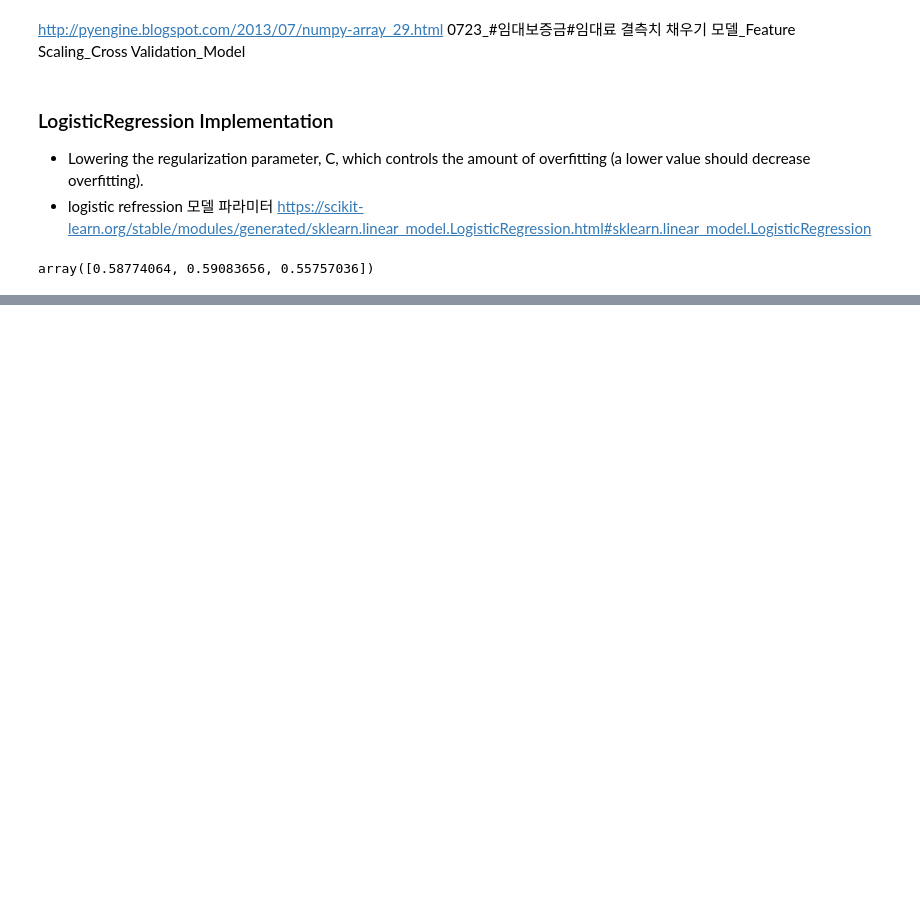
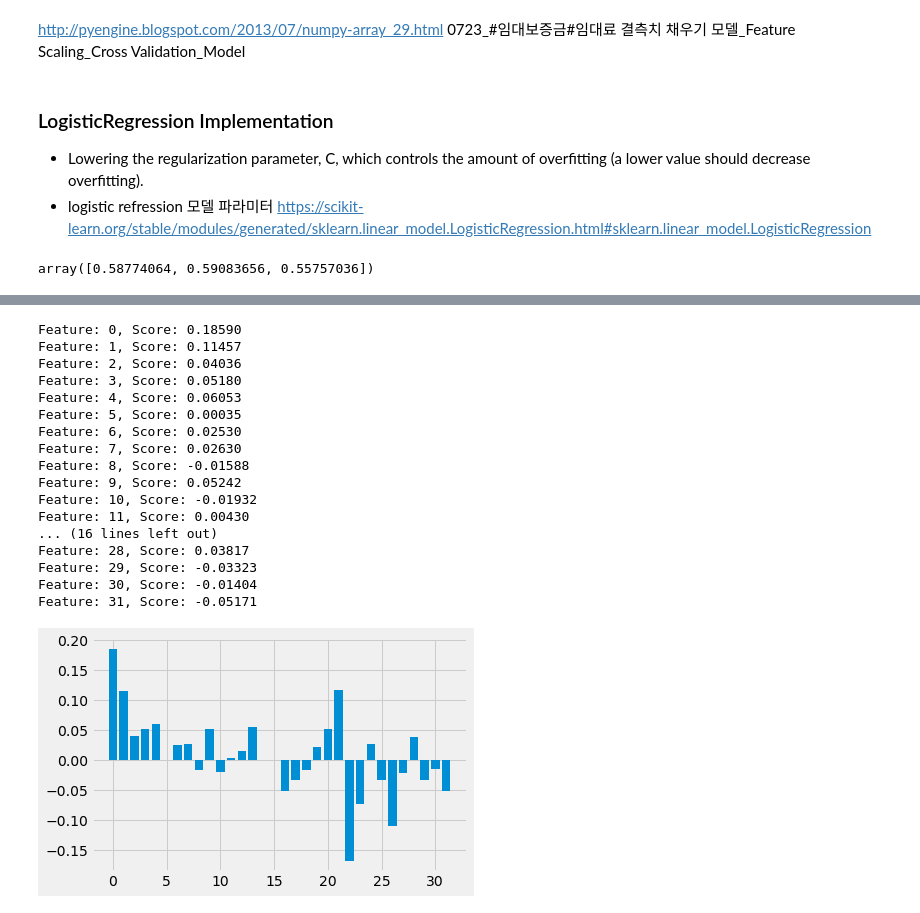
Before and after one commit to genie-lee-beep/Jieun-Lee, a Jupyter notebook: AI Competition/jobcare recommendation/DACON_job recommendation.ipynb, the cells around one changed output, grey strips where cells are left out. Cells and saved outputs as stored; diff of their text form; code cells hidden in the pictures; blank space fills up the shorter version.

Commit message:
feature importance

```diff
--- a/AI Competition/jobcare recommendation/DACON_job recommendation.ipynb
+++ b/AI Competition/jobcare recommendation/DACON_job recommendation.ipynb
@@ -763,0 +775,29 @@ array([0.58774064, 0.59083656, 0.55757036])
+# %%
+from matplotlib import pyplot
+
+importance = log_reg.coef_[0]
+# summarize feature importance
+for i,v in enumerate(importance):
+	print('Feature: %0d, Score: %.5f' % (i,v))
+# plot feature importance
+pyplot.bar([x for x in range(len(importance))], importance)
+pyplot.show()
+# %% [output]
+Feature: 0, Score: 0.18590
+Feature: 1, Score: 0.11457
+Feature: 2, Score: 0.04036
+Feature: 3, Score: 0.05180
+Feature: 4, Score: 0.06053
+Feature: 5, Score: 0.00035
+Feature: 6, Score: 0.02530
+Feature: 7, Score: 0.02630
+Feature: 8, Score: -0.01588
+Feature: 9, Score: 0.05242
+Feature: 10, Score: -0.01932
+Feature: 11, Score: 0.00430
+... (16 lines left out)
+Feature: 28, Score: 0.03817
+Feature: 29, Score: -0.03323
+Feature: 30, Score: -0.01404
+Feature: 31, Score: -0.05171
+[figure, added]
```
Also changed, not shown: parts of 9 cells of this notebook.
